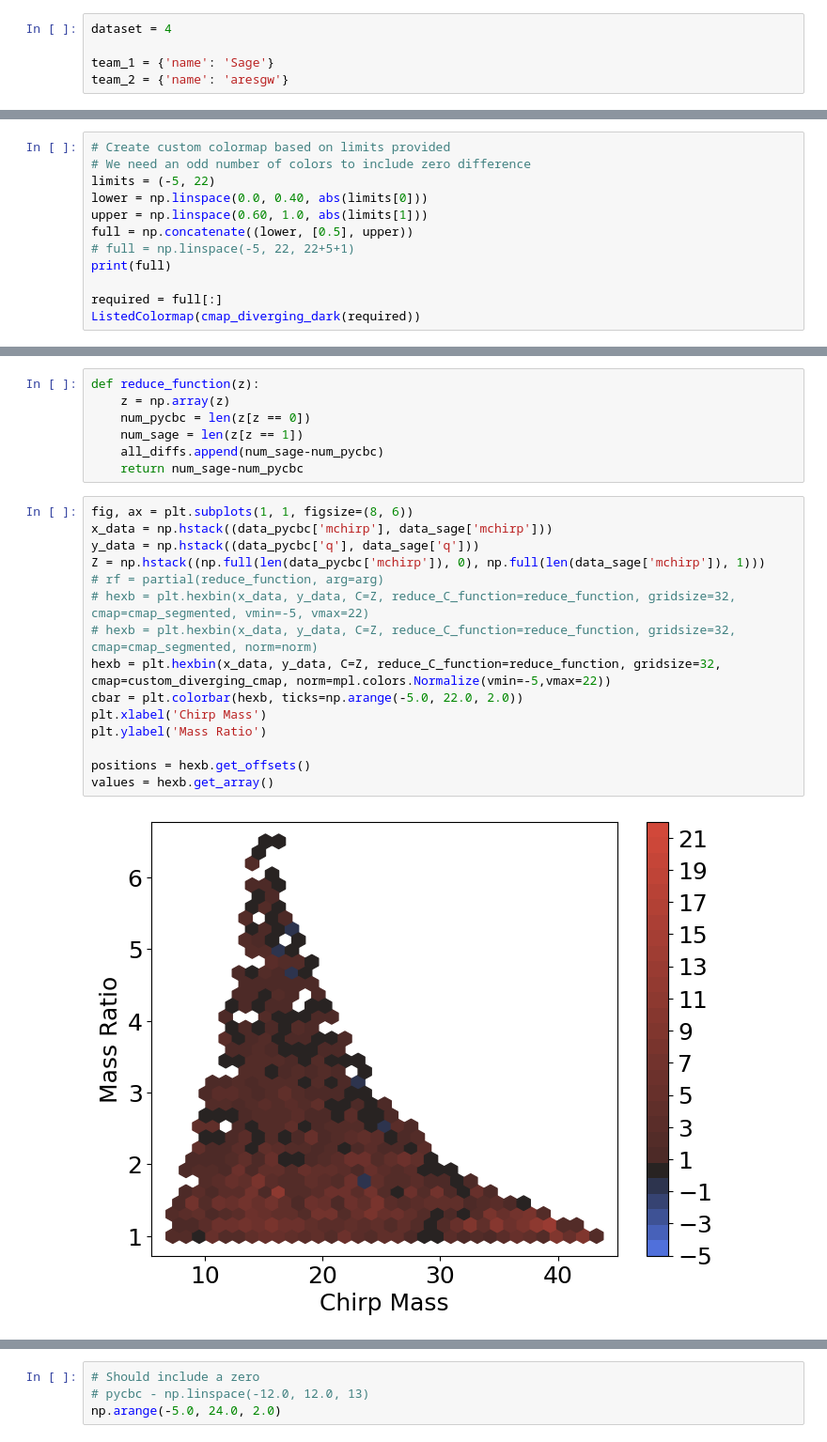
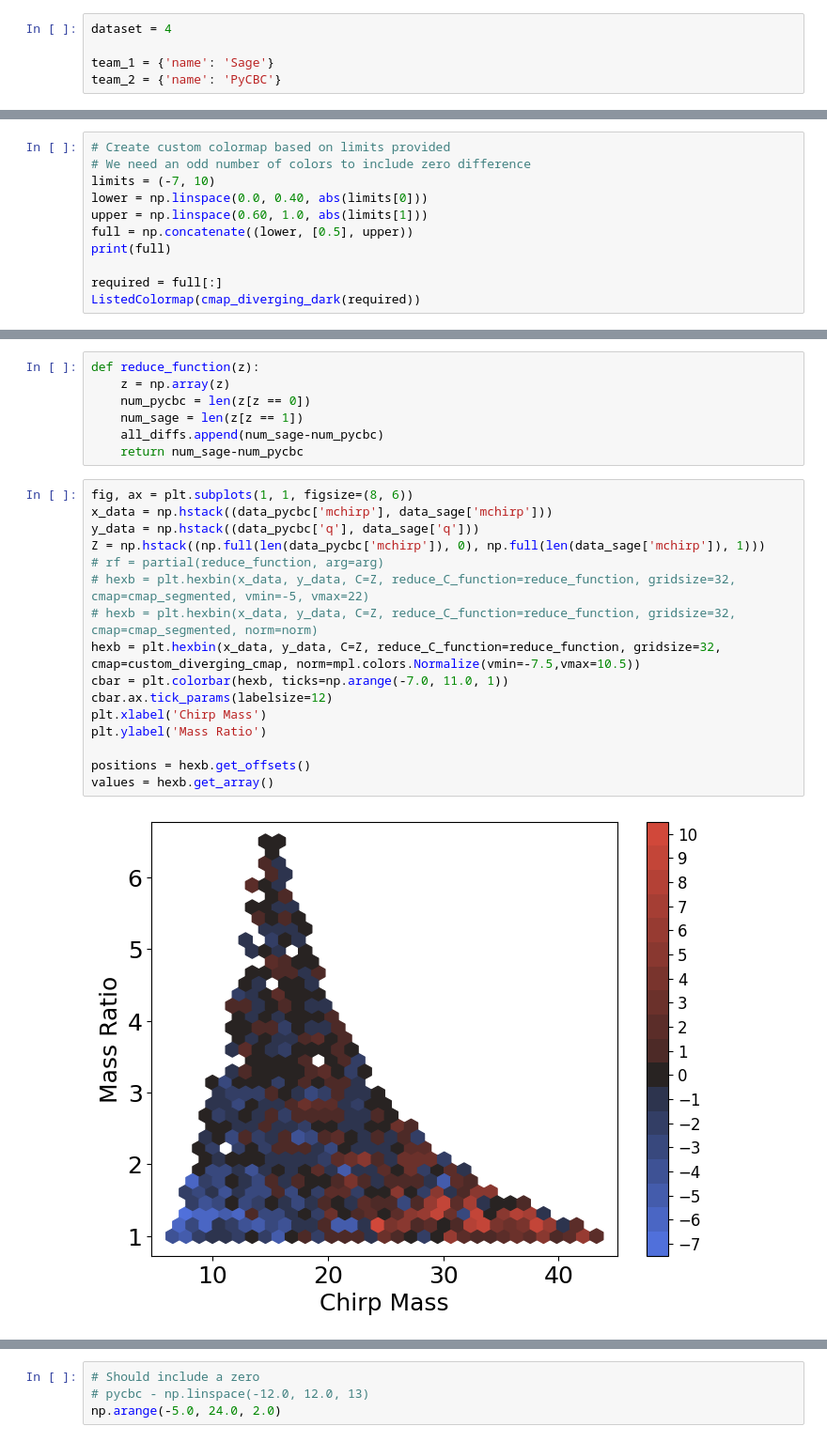
Before and after one commit to nnarenraju/sage, a Jupyter notebook: notebooks/evaluation_plots.ipynb, the cells around one changed output, grey strips where cells are left out. Shown at 94% size. Saved outputs shown, nothing was run; the diff lists cells and outputs as text.

```diff
--- a/notebooks/evaluation_plots.ipynb
+++ b/notebooks/evaluation_plots.ipynb
@@ -82,7 +82,7 @@ Duration calculated by find_injection_times = 2592000.0
 dataset = 4
 
 team_1 = {'name': 'Sage'}
-team_2 = {'name': 'aresgw'}
+team_2 = {'name': 'PyCBC'}
 # %%
 injparams = {}
 with h5py.File(injections, 'r') as fp:
@@ -472,11 +472,10 @@ ListedColormap(cmap_diverging_dark(np.linspace(0.0, 1.0, 21)))
 # %%
 # Create custom colormap based on limits provided
 # We need an odd number of colors to include zero difference
-limits = (-5, 22)
+limits = (-7, 10)
 lower = np.linspace(0.0, 0.40, abs(limits[0]))
 upper = np.linspace(0.60, 1.0, abs(limits[1]))
 full = np.concatenate((lower, [0.5], upper))
-# full = np.linspace(-5, 22, 22+5+1)
 print(full)
 
 required = full[:]
@@ -499,20 +512,21 @@ def reduce_function(z):
 # %%
 fig, ax = plt.subplots(1, 1, figsize=(8, 6))
 x_data = np.hstack((data_pycbc['mchirp'], data_sage['mchirp']))
 y_data = np.hstack((data_pycbc['q'], data_sage['q']))
 Z = np.hstack((np.full(len(data_pycbc['mchirp']), 0), np.full(len(data_sage['mchirp']), 1)))
 # rf = partial(reduce_function, arg=arg)
 # hexb = plt.hexbin(x_data, y_data, C=Z, reduce_C_function=reduce_function, gridsize=32, cmap=cmap_segmented, vmin=-5, vmax=22)
 # hexb = plt.hexbin(x_data, y_data, C=Z, reduce_C_function=reduce_function, gridsize=32, cmap=cmap_segmented, norm=norm)
-hexb = plt.hexbin(x_data, y_data, C=Z, reduce_C_function=reduce_function, gridsize=32, cmap=custom_diverging_cmap, norm=mpl.colors.Normalize(vmin=-5,vmax=22))
-cbar = plt.colorbar(hexb, ticks=np.arange(-5.0, 22.0, 2.0))
+hexb = plt.hexbin(x_data, y_data, C=Z, reduce_C_function=reduce_function, gridsize=32, cmap=custom_diverging_cmap, norm=mpl.colors.Normalize(vmin=-7.5,vmax=10.5))
+cbar = plt.colorbar(hexb, ticks=np.arange(-7.0, 11.0, 1))
+cbar.ax.tick_params(labelsize=12)
 plt.xlabel('Chirp Mass')
 plt.ylabel('Mass Ratio')
 
 positions = hexb.get_offsets()
 values = hexb.get_array()
 # %% [output]
-[figure, old version]
+[figure, new version]
 # %%
 max(all_diffs), min(all_diffs)
 # %% [output]
```
Also changed, not shown: parts of 27 cells of this notebook.
